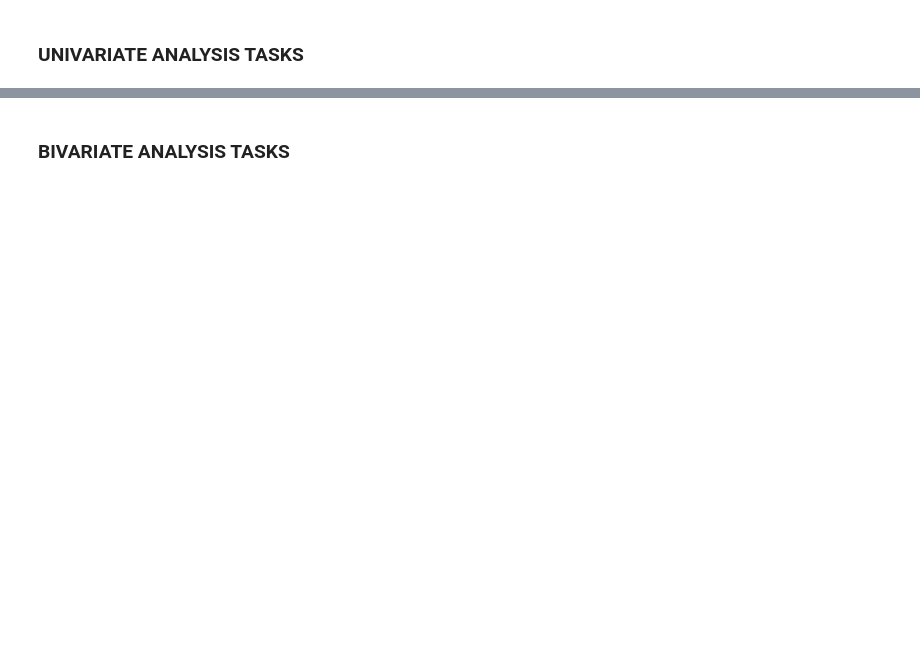
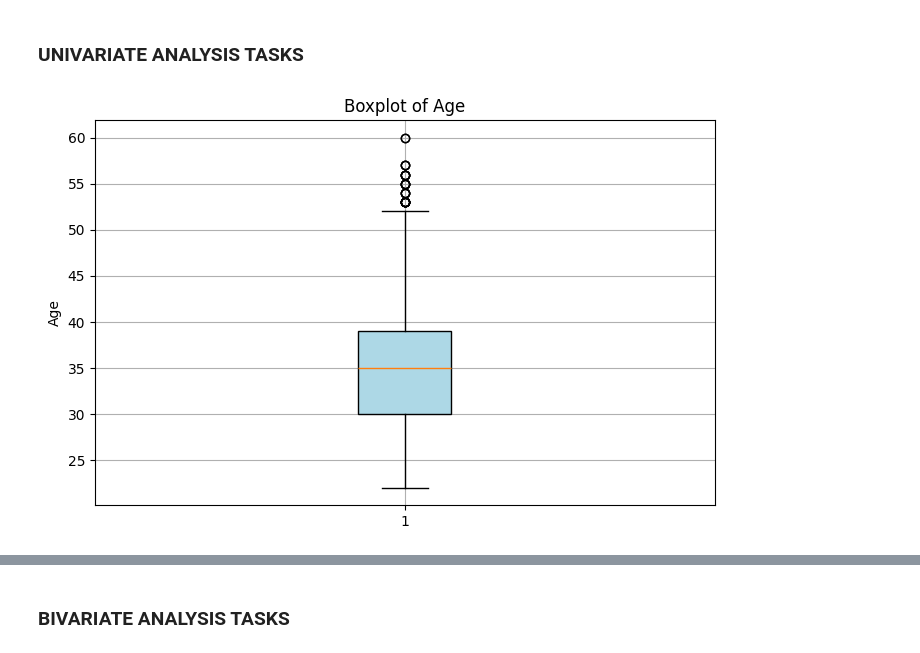
Before and after one commit to Sajan-coder039/class_assignments, a Jupyter notebook: DataVizualization_Student.ipynb, the cells around one changed output, grey strips where cells are left out. Cells and saved outputs as stored; diff of their text form; code cells hidden in the pictures; blank space fills up the shorter version.

```diff
--- a/DataVizualization_Student.ipynb
+++ b/DataVizualization_Student.ipynb
@@ -89,12 +115,16 @@ raise NotImplementedError()
 # %%
 ### Ex-2-Task-1
 # Create a boxplot to visualize the distribution of Age.
 # Set title: Boxplot of Age
 fig, ax = plt.subplots(figsize=(8, 5))
 ### BEGIN SOLUTION
-# YOUR CODE HERE
-raise NotImplementedError()
+ax.boxplot(df['Age'], patch_artist=True, boxprops=dict(facecolor='lightblue'))
+ax.set_ylabel('Age')
+ax.set_title('Boxplot of Age')
+ax.grid(True)
 ### END SOLUTION
+# %% [output]
+[figure, added]
 # %%
 # INTENTIONALLY LEFT BLANK
 # %%
```
Also changed, not shown: parts of 9 cells of this notebook, 13 other files.
